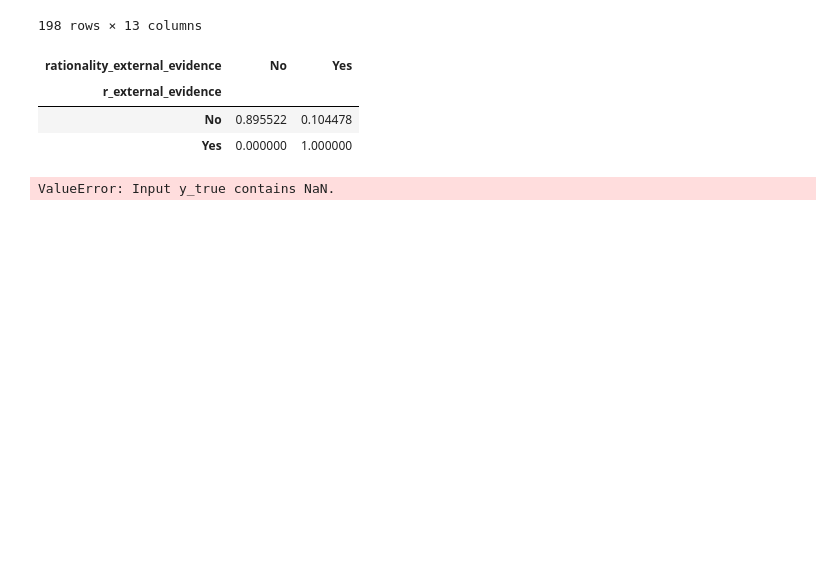
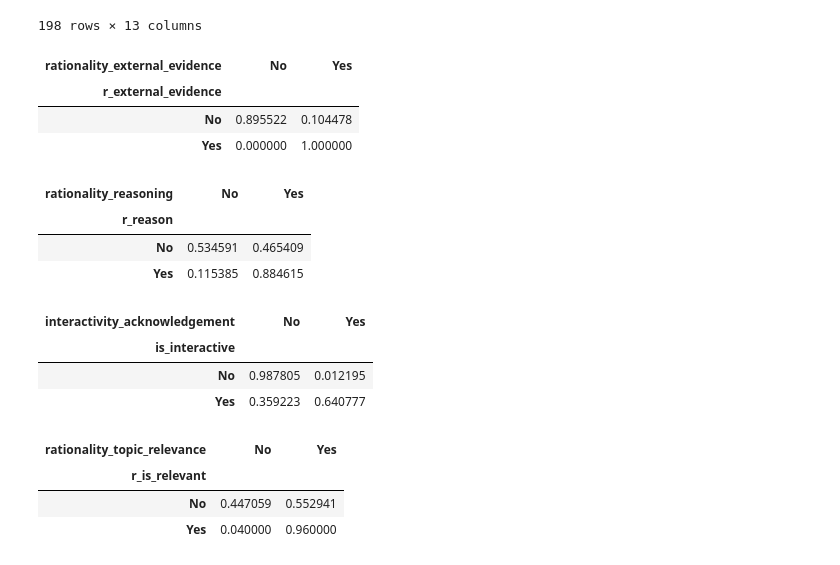
Before and after one commit to cl-trier/TWON-Exploration, a Jupyter notebook: 11--Dataset-for-Coding.ipynb, the cells around one changed output. Saved outputs shown, nothing was run; the diff lists cells and outputs as text; code cells hidden in the pictures; blank space fills up the shorter version.

```diff
--- a/11--Dataset-for-Coding.ipynb
+++ b/11--Dataset-for-Coding.ipynb
@@ -100,20 +100,30 @@ predicted_dataset
 # %%
 for huma_col, machine_col in [
     ("r_external_evidence", "rationality_external_evidence"),
-
+    ("r_reason", "rationality_reasoning"),
+    ("is_interactive", "interactivity_acknowledgement"),
+    #("?", "rationality_background_info"),
+    ("r_is_relevant", "rationality_topic_relevance"),
 ]:
     display(pd.crosstab(
         annotated_dataset[huma_col],
         predicted_dataset[machine_col],
         normalize = "index",
     ))
-    display(classification_report(
-        annotated_dataset[huma_col].fillna(0).map({"Yes": 1, "No": 0}),
-        predicted_dataset[machine_col].fillna(0).map({"Yes": 1, "No": 0}),
-    ))
 # %% [output]
 | rationality_external_evidence | No | Yes |
 | r_external_evidence |  |  |
 | No | 0.895522 | 0.104478 |
 | Yes | 0.000000 | 1.000000 |
-ValueError: Input y_true contains NaN.
+| rationality_reasoning | No | Yes |
+| r_reason |  |  |
+| No | 0.534591 | 0.465409 |
+| Yes | 0.115385 | 0.884615 |
+| interactivity_acknowledgement | No | Yes |
+| is_interactive |  |  |
+| No | 0.987805 | 0.012195 |
+| Yes | 0.359223 | 0.640777 |
+| rationality_topic_relevance | No | Yes |
+| r_is_relevant |  |  |
+| No | 0.447059 | 0.552941 |
+| Yes | 0.040000 | 0.960000 |
```
